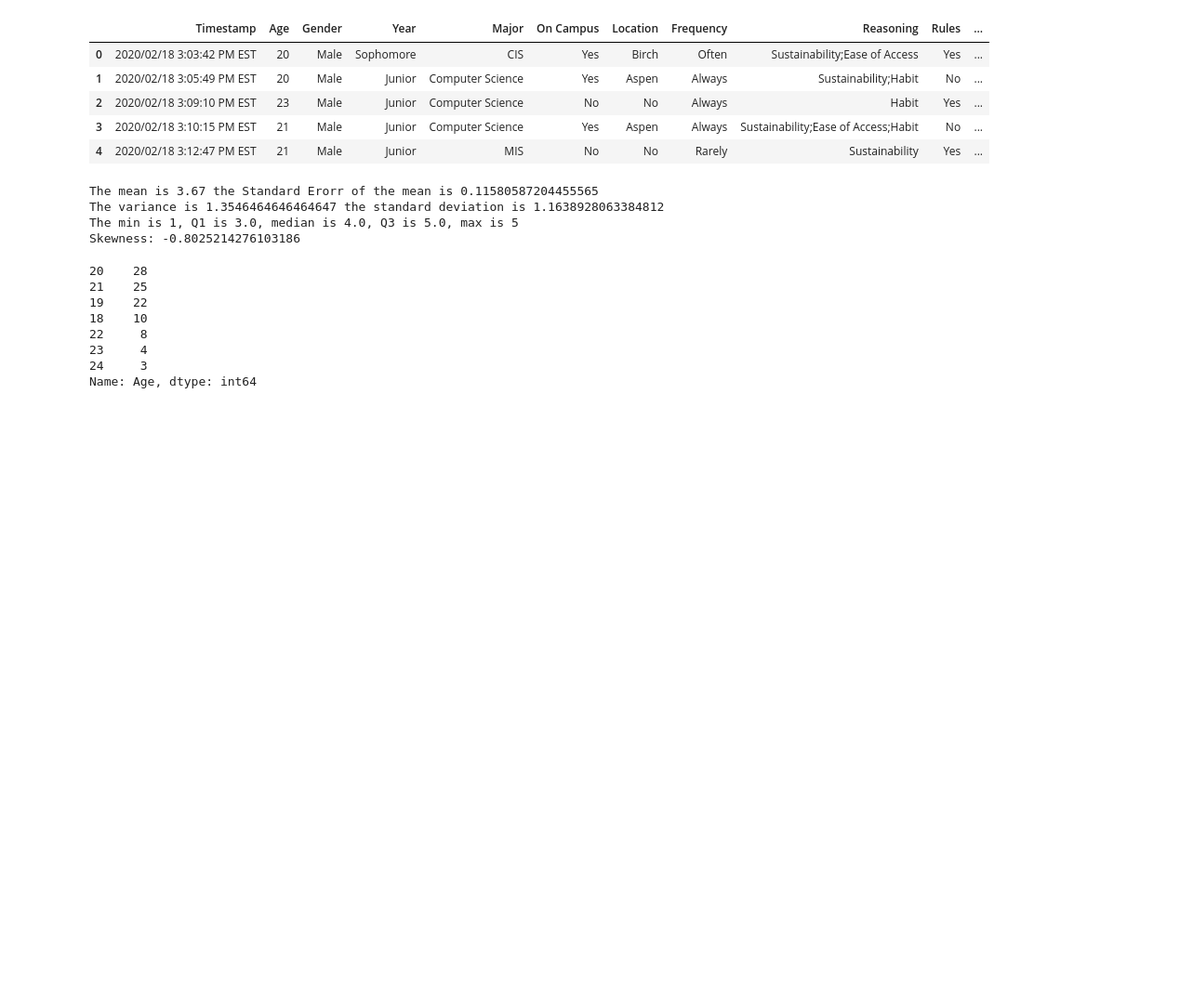
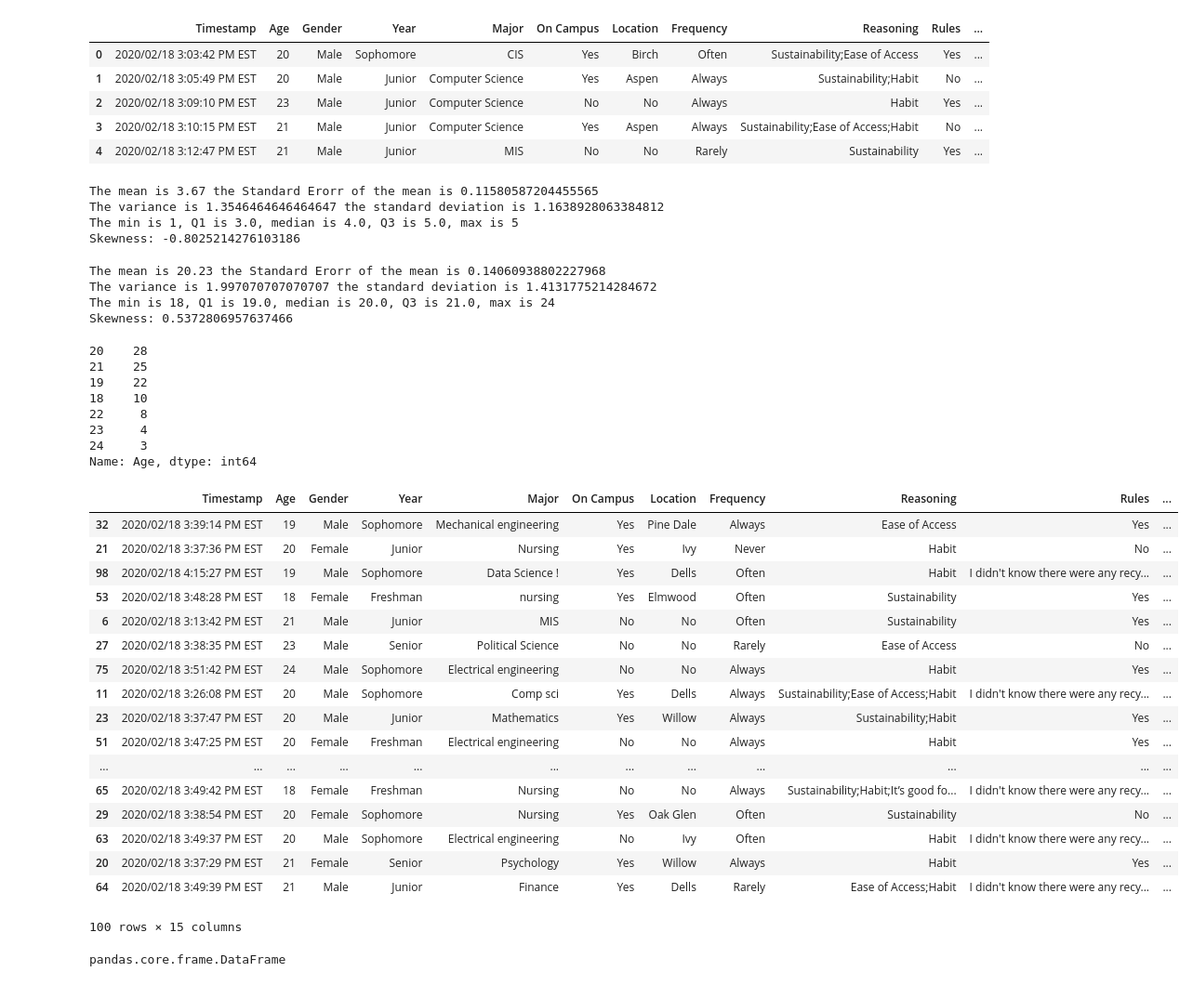
Before and after one commit to aalmeida9/362Project1, a Jupyter notebook: main.ipynb, the cells around one changed output. Shown: that part at 93% size. Cells and saved outputs as stored; diff of their text form; code cells hidden in the pictures; blank space fills up the shorter version.

```diff
--- a/main.ipynb
+++ b/main.ipynb
@@ -48,17 +48,24 @@ Skewness: -0.8025214276103186
 #Typer Error: can't multiply sequence by non-int of type 'float' there's another error thats says something about dividing str and ints
 #code that doesn't work is commented out below
 #if you push a jupyter notebook with errors it will push the error log as well btw, same goes for all output
-#distribution(df['Age'])
+df.Age = df.Age.astype(int)
+distribution(df['Age'])
 #df['Age'].min()
 #np.percentile(df['Age'], 25)
 #if you check the frequency of values they're all ints (int64) so I'm not sure why there's errors since distr. works for Habits
 df['Age'].value_counts(dropna=False)
+#df['Age'].unique()
+#df['Age'].describe()
 # %% [output]
-20    28
-21    25
-19    22
-18    10
-22     8
-23     4
-24     3
-Name: Age, dtype: int64
+The mean is 20.23 the Standard Erorr of the mean is 0.14060938802227968
+The variance is 1.997070707070707 the standard deviation is 1.4131775214284672
+The min is 18, Q1 is 19.0, median is 20.0, Q3 is 21.0, max is 24
+Skewness: 0.5372806957637466
+20    28
+21    25
+19    22
+18    10
+22     8
+23     4
+24     3
+Name: Age, dtype: int64
@@ -68,8 +72,32 @@ Name: Age, dtype: int64
+# %%
+#Sorting entries (potential group of interest could be people with low habits, majority of people had high schore for habits)
+df.sort_values('Habits', ascending=True)
+# %% [output]
+|  | Timestamp | Age | Gender | Year | Major | On Campus | Location | Frequency | Reasoning | Rules | ... |
+| 32 | 2020/02/18 3:39:14 PM EST | 19 | Male | Sophomore | Mechanical engineering | Yes | Pine Dale | Always | Ease of Access | Yes | ... |
+| 21 | 2020/02/18 3:37:36 PM EST | 20 | Female | Junior | Nursing | Yes | Ivy | Never | Habit | No | ... |
+| 98 | 2020/02/18 4:15:27 PM EST | 19 | Male | Sophomore | Data Science ! | Yes | Dells | Often | Habit | I didn't know there were any recy... | ... |
+| 53 | 2020/02/18 3:48:28 PM EST | 18 | Female | Freshman | nursing | Yes | Elmwood | Often | Sustainability | Yes | ... |
+| 6 | 2020/02/18 3:13:42 PM EST | 21 | Male | Junior | MIS | No | No | Often | Sustainability | Yes | ... |
+| 27 | 2020/02/18 3:38:35 PM EST | 23 | Male | Senior | Political Science | No | No | Rarely | Ease of Access | No | ... |
+| 75 | 2020/02/18 3:51:42 PM EST | 24 | Male | Sophomore | Electrical engineering | No | No | Always | Habit | Yes | ... |
+| 11 | 2020/02/18 3:26:08 PM EST | 20 | Male | Sophomore | Comp sci | Yes | Dells | Always | Sustainability;Ease of Access;Habit | I didn't know there were any recy... | ... |
+| 23 | 2020/02/18 3:37:47 PM EST | 20 | Male | Junior | Mathematics | Yes | Willow | Always | Sustainability;Habit | Yes | ... |
+| 51 | 2020/02/18 3:47:25 PM EST | 20 | Female | Freshman | Electrical engineering | No | No | Always | Habit | Yes | ... |
+| ... | ... | ... | ... | ... | ... | ... | ... | ... | ... | ... | ... |
+| 65 | 2020/02/18 3:49:42 PM EST | 18 | Female | Freshman | Nursing | No | No | Always | Sustainability;Habit;It’s good fo... | I didn't know there were any recy... | ... |
+| 29 | 2020/02/18 3:38:54 PM EST | 20 | Female | Sophomore | Nursing | Yes | Oak Glen | Often | Sustainability | No | ... |
+| 63 | 2020/02/18 3:49:37 PM EST | 20 | Male | Sophomore | Electrical engineering | No | Ivy | Often | Habit | I didn't know there were any recy... | ... |
+| 20 | 2020/02/18 3:37:29 PM EST | 21 | Female | Senior | Psychology | Yes | Willow | Always | Habit | Yes | ... |
+| 64 | 2020/02/18 3:49:39 PM EST | 21 | Male | Junior | Finance | Yes | Dells | Rarely | Ease of Access;Habit | I didn't know there were any recy... | ... |
+100 rows × 15 columns
 # %%
 df['Reasoning'] = df['Reasoning'].str.split(";", expand = False)
 df['Items'] = df['Items'].str.split(";", expand = False)
 #df['Why do you recycle?']
 type(df)
+# %% [output]
+pandas.core.frame.DataFrame
 # %%
 type(df['Reasoning'][0][0])
 df['Reasoning']
```
Also changed, not shown: parts of 3 cells of this notebook.
